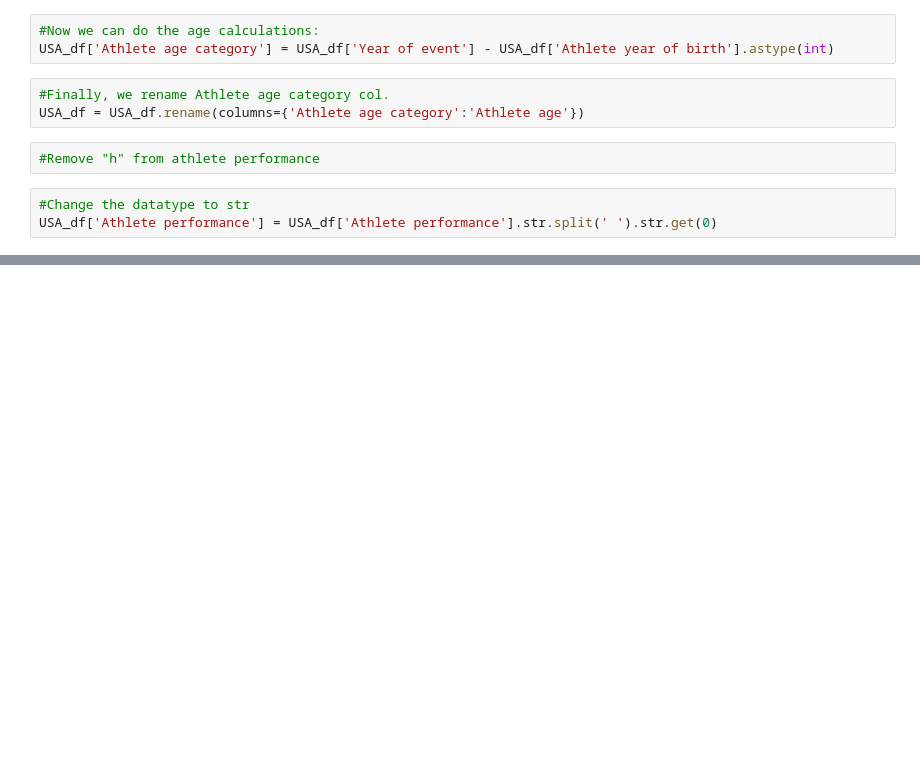
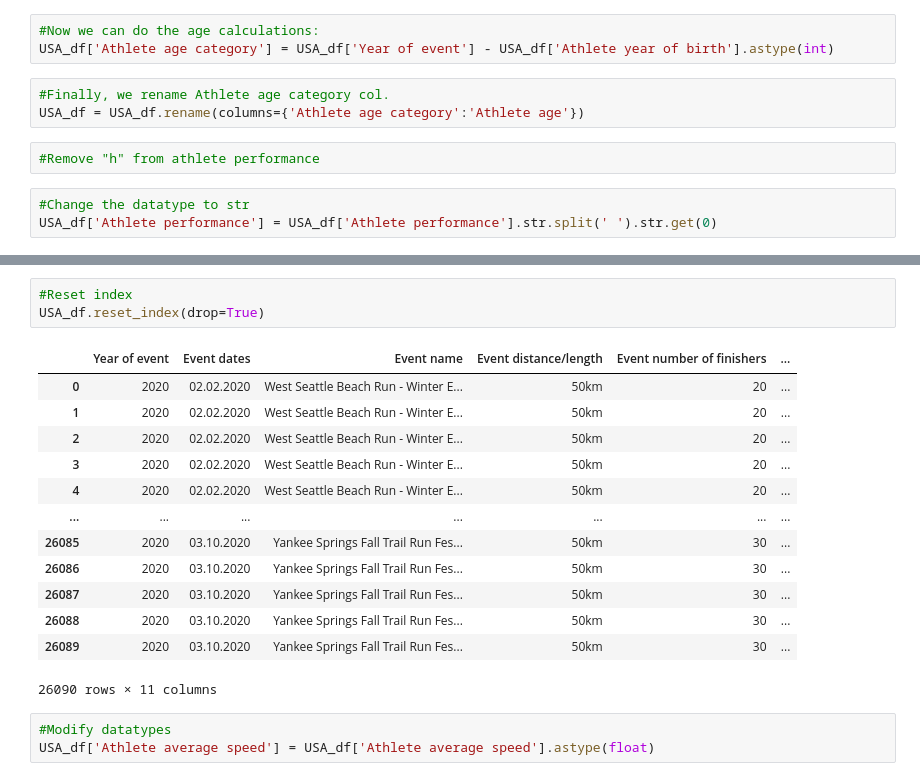
Before and after one commit to maedeh-dqn/ultra_marathon_project, a Jupyter notebook: Analyis.ipynb, the cells around one changed output, grey strips where cells are left out. Cells and saved outputs as stored; diff of their text form; blank space fills up the shorter version.

```diff
--- a/Analyis.ipynb
+++ b/Analyis.ipynb
@@ -179,0 +206,20 @@ USA_df['Athlete performance'] = USA_df['Athlete performance'].str.split(' ').str
+# %%
+#Reset index
+USA_df.reset_index(drop=True)
+# %% [output]
+|  | Year of event | Event dates | Event name | Event distance/length | Event number of finishers | ... |
+| 0 | 2020 | 02.02.2020 | West Seattle Beach Run - Winter E... | 50km | 20 | ... |
+| 1 | 2020 | 02.02.2020 | West Seattle Beach Run - Winter E... | 50km | 20 | ... |
+| 2 | 2020 | 02.02.2020 | West Seattle Beach Run - Winter E... | 50km | 20 | ... |
+| 3 | 2020 | 02.02.2020 | West Seattle Beach Run - Winter E... | 50km | 20 | ... |
+| 4 | 2020 | 02.02.2020 | West Seattle Beach Run - Winter E... | 50km | 20 | ... |
+| ... | ... | ... | ... | ... | ... | ... |
+| 26085 | 2020 | 03.10.2020 | Yankee Springs Fall Trail Run Fes... | 50km | 30 | ... |
+| 26086 | 2020 | 03.10.2020 | Yankee Springs Fall Trail Run Fes... | 50km | 30 | ... |
+| 26087 | 2020 | 03.10.2020 | Yankee Springs Fall Trail Run Fes... | 50km | 30 | ... |
+| 26088 | 2020 | 03.10.2020 | Yankee Springs Fall Trail Run Fes... | 50km | 30 | ... |
+| 26089 | 2020 | 03.10.2020 | Yankee Springs Fall Trail Run Fes... | 50km | 30 | ... |
+26090 rows × 11 columns
+# %%
+#Modify datatypes
+USA_df['Athlete average speed'] = USA_df['Athlete average speed'].astype(float)
```
Also changed, not shown: parts of 5 cells of this notebook.
